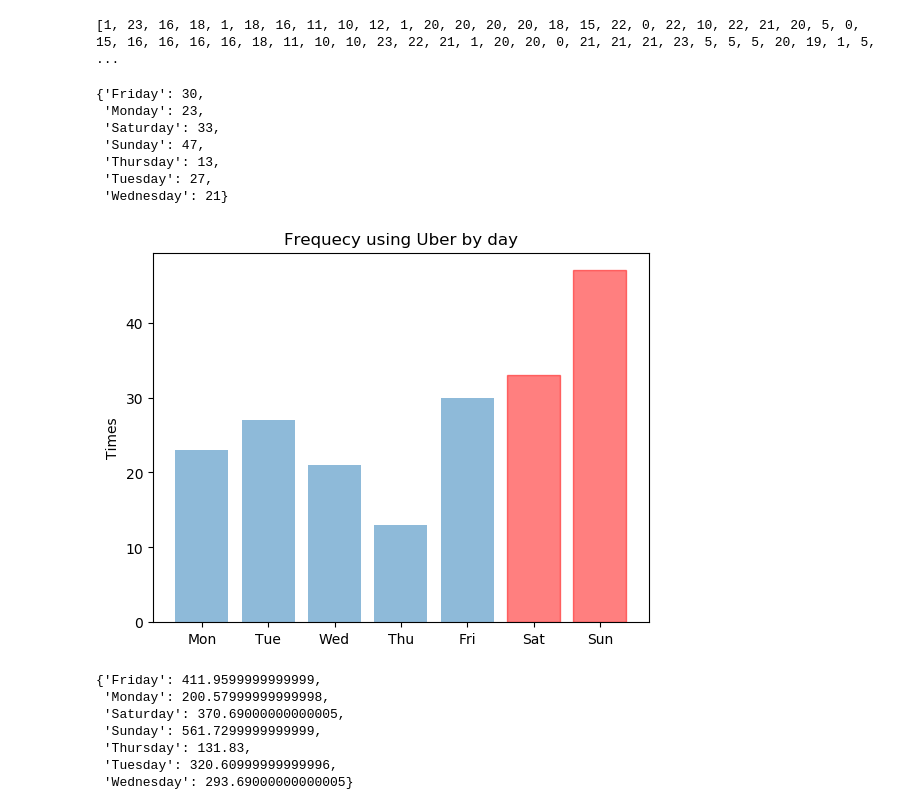
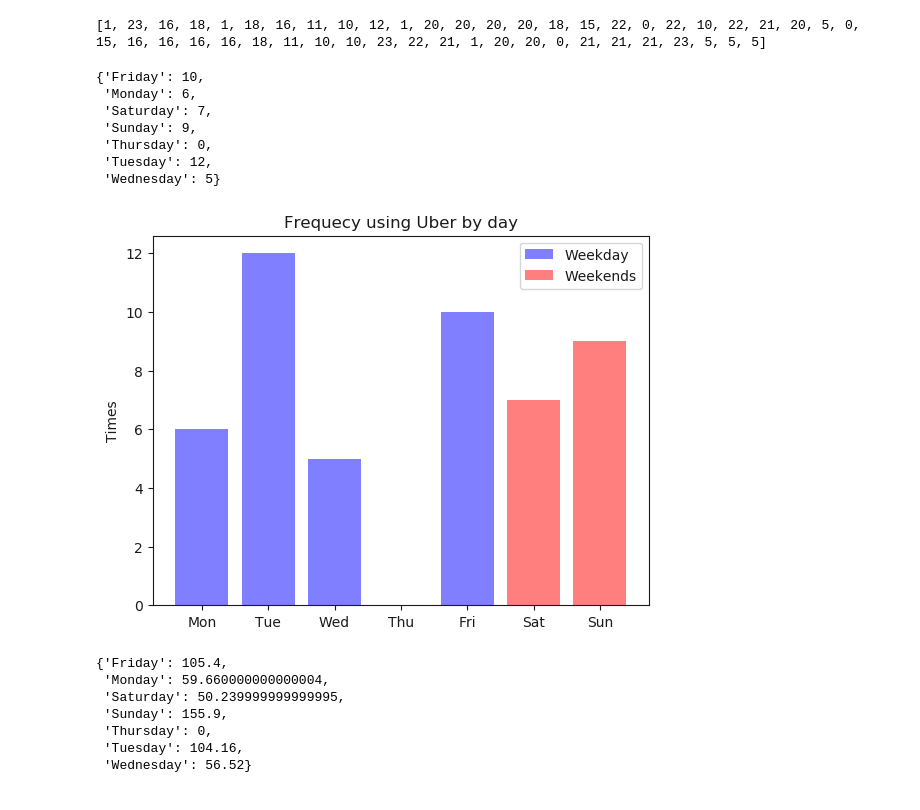
Before and after one commit to raymondlingxiao/cs467-uber, a Jupyter notebook: analysis.ipynb, the cells around one changed output. Cells and saved outputs as stored; diff of their text form; code cells hidden in the pictures.

Commit message:
Added new graph

```diff
--- a/analysis.ipynb
+++ b/analysis.ipynb
@@ -1,7 +1,7 @@
 # %%
 import csv
 import pandas as pd
-df = pd.read_csv('trips_data.csv', encoding = "ISO-8859-1")
+df = pd.read_csv('trips_data_linxiao.csv', encoding = "ISO-8859-1")
 # %%
 df
 # %% [output]
@@ -39,7 +38,7 @@ for i in range(len(date)):
     ALL_day.append(day)
 print(hour)
 # %% [output]
-[1, 23, 16, 18, 1, 18, 16, 11, 10, 12, 1, 20, 20, 20, 20, 18, 15, 22, 0, 22, 10, 22, 21, 20, 5, 0, 15, 16, 16, 16, 16, 18, 11, 10, 10, 23, 22, 21, 1, 20, 20, 0, 21, 21, 21, 23, 5, 5, 5, 20, 19, 1, 5,  ...
+[1, 23, 16, 18, 1, 18, 16, 11, 10, 12, 1, 20, 20, 20, 20, 18, 15, 22, 0, 22, 10, 22, 21, 20, 5, 0, 15, 16, 16, 16, 16, 18, 11, 10, 10, 23, 22, 21, 1, 20, 20, 0, 21, 21, 21, 23, 5, 5, 5]
 # %%
 day_fre = {}
 day_fre['Monday'] = 0
@@ -57,31 +56,33 @@ for i in ALL_day:
 day = ['Mon','Tue', 'Wed', 'Thu', 'Fri','Sat','Sun']
 day_fre
 # %% [output]
-{'Friday': 30,
- 'Monday': 23,
- 'Saturday': 33,
- 'Sunday': 47,
- 'Thursday': 13,
- 'Tuesday': 27,
- 'Wednesday': 21}
+{'Friday': 10,
+ 'Monday': 6,
+ 'Saturday': 7,
+ 'Sunday': 9,
+ 'Thursday': 0,
+ 'Tuesday': 12,
+ 'Wednesday': 5}
 # %%
 import matplotlib.pyplot as plt; plt.rcdefaults()
 import numpy as np
 import matplotlib.pyplot as plt
 
 objects = day
 
 performance = [day_fre['Monday'],day_fre['Tuesday'],day_fre['Wednesday'],day_fre['Thursday'],day_fre['Friday'],day_fre['Saturday'],day_fre['Sunday']]
 y_pos = np.arange(len(day))
-barlist = plt.bar(y_pos, performance, align='center', alpha=0.5)
+barlist1 = plt.bar(y_pos[:5], performance[:5], align='center', alpha=0.5, color = "blue" ,label = "Weekday")
+barlist2 = plt.bar(y_pos[5:7],performance[5:7],align='center', alpha=0.5, color = "red" ,label = "Weekends")
 plt.xticks(y_pos, objects)
 plt.ylabel('Times')
 plt.title('Frequecy using Uber by day')
-barlist[5].set_color('r')
-barlist[6].set_color('r')
+
+plt.legend()
+
 plt.show()
 # %% [output]
-[figure, old version]
+[figure, new version]
 # %%
 df['Fare Amount']
 day_cost = {}
@@ -97,13 +98,13 @@ for i in range(len(ALL_day)):
     day_cost[ALL_day[i]] += a
 day_cost
 # %% [output]
-{'Friday': 411.9599999999999,
- 'Monday': 200.57999999999998,
- 'Saturday': 370.69000000000005,
- 'Sunday': 561.7299999999999,
- 'Thursday': 131.83,
- 'Tuesday': 320.60999999999996,
- 'Wednesday': 293.69000000000005}
+{'Friday': 105.4,
+ 'Monday': 59.660000000000004,
+ 'Saturday': 50.239999999999995,
+ 'Sunday': 155.9,
+ 'Thursday': 0,
+ 'Tuesday': 104.16,
+ 'Wednesday': 56.52}
 # %%
 objects = day
 
```
Also changed, not shown: parts of 4 cells of this notebook, 8 other files.
